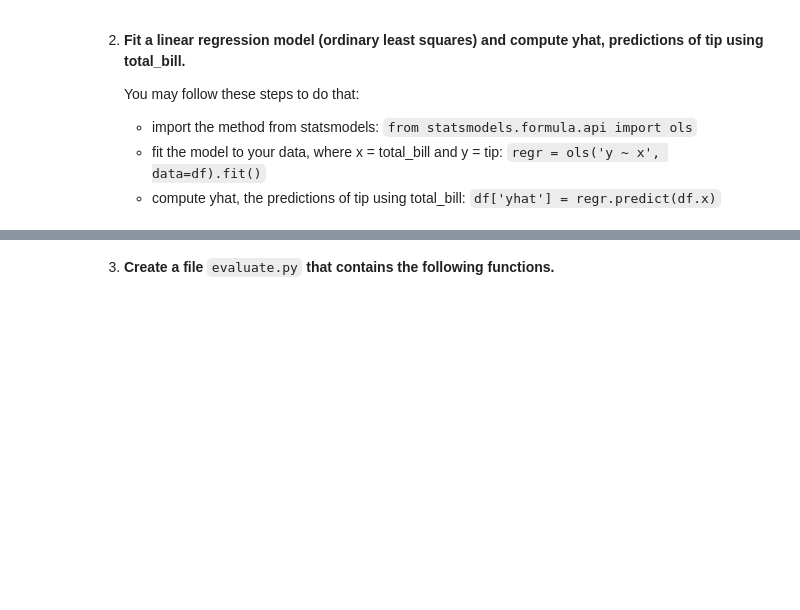
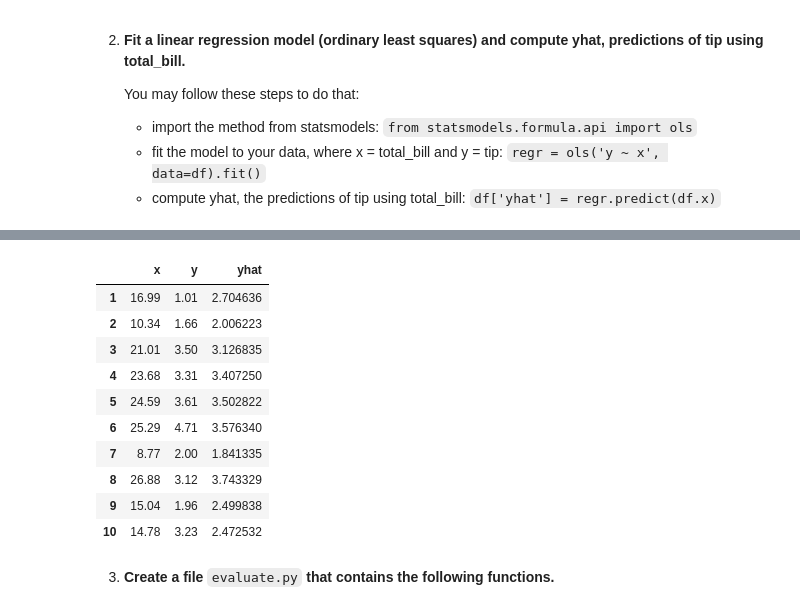
Before and after one commit to kjeliasen/ds-methodologies-exercises, a Jupyter notebook: regression/Evaluate_demo.ipynb, the cells around one changed output, grey strips where cells are left out. Saved outputs shown, nothing was run; the diff lists cells and outputs as text; code cells hidden in the pictures; blank space fills up the shorter version.

```diff
--- a/regression/Evaluate_demo.ipynb
+++ b/regression/Evaluate_demo.ipynb
@@ -27,3 +82,17 @@ warnings.filterwarnings('ignore')
+# %%
+df.head(10)
+# %% [output]
+|  | x | y | yhat |
+| 1 | 16.99 | 1.01 | 2.704636 |
+| 2 | 10.34 | 1.66 | 2.006223 |
+| 3 | 21.01 | 3.50 | 3.126835 |
+| 4 | 23.68 | 3.31 | 3.407250 |
+| 5 | 24.59 | 3.61 | 3.502822 |
+| 6 | 25.29 | 4.71 | 3.576340 |
+| 7 | 8.77 | 2.00 | 1.841335 |
+| 8 | 26.88 | 3.12 | 3.743329 |
+| 9 | 15.04 | 1.96 | 2.499838 |
+| 10 | 14.78 | 3.23 | 2.472532 |
 # %% [markdown]
 3. **Create a file**
 `evaluate.py`
```
Also changed, not shown: parts of 15 cells of this notebook, 3 other files.
